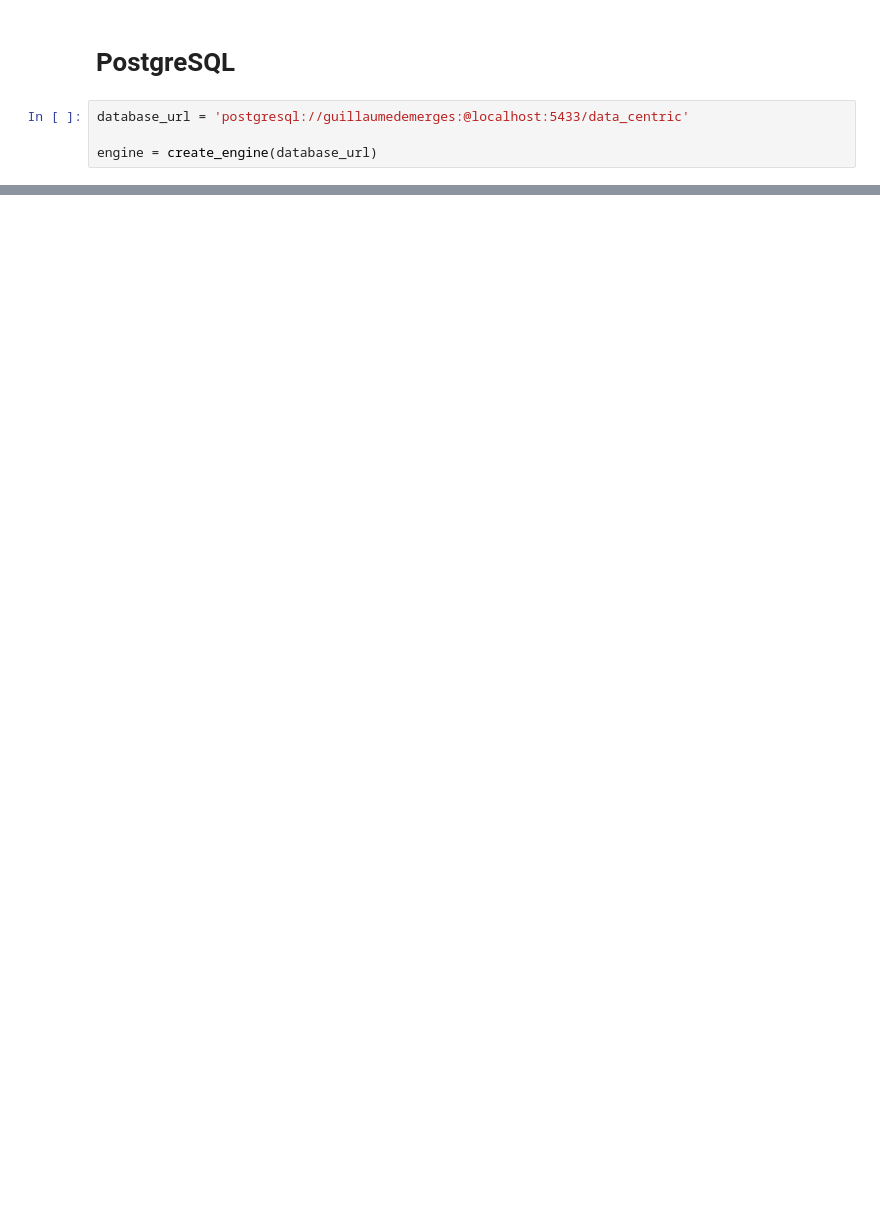
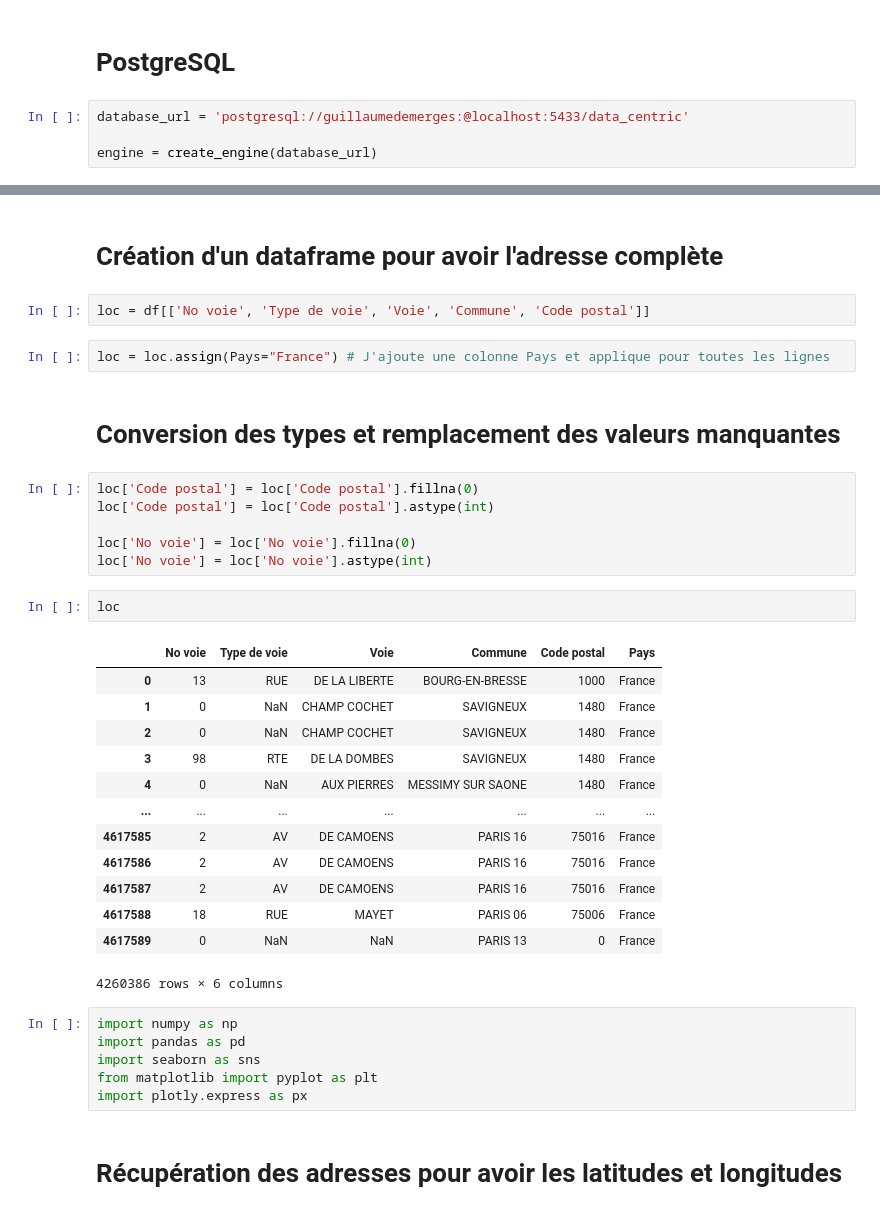
Before and after one commit to gdemerges/analyse_data_centric_immo, a Jupyter notebook: Data_centric_Guillaume.ipynb, the cells around one changed output, grey strips where cells are left out. Cells and saved outputs as stored; diff of their text form; blank space fills up the shorter version.

```diff
--- a/nettoyage.ipynb
+++ b/Data_centric_Guillaume.ipynb
@@ -286,0 +273,38 @@ departement.to_sql('département', con=engine, if_exists='append', index=False)
+# %% [markdown]
+# Création d'un dataframe pour avoir l'adresse complète
+# %%
+loc = df[['No voie', 'Type de voie', 'Voie', 'Commune', 'Code postal']]
+# %%
+loc = loc.assign(Pays="France") # J'ajoute une colonne Pays et applique pour toutes les lignes
+# %% [markdown]
+# Conversion des types et remplacement des valeurs manquantes
+# %%
+loc['Code postal'] = loc['Code postal'].fillna(0)
+loc['Code postal'] = loc['Code postal'].astype(int)
+
+loc['No voie'] = loc['No voie'].fillna(0)
+loc['No voie'] = loc['No voie'].astype(int)
+# %%
+loc
+# %% [output]
+|  | No voie | Type de voie | Voie | Commune | Code postal | Pays |
+| 0 | 13 | RUE | DE LA LIBERTE | BOURG-EN-BRESSE | 1000 | France |
+| 1 | 0 | NaN | CHAMP COCHET | SAVIGNEUX | 1480 | France |
+| 2 | 0 | NaN | CHAMP COCHET | SAVIGNEUX | 1480 | France |
+| 3 | 98 | RTE | DE LA DOMBES | SAVIGNEUX | 1480 | France |
+| 4 | 0 | NaN | AUX PIERRES | MESSIMY SUR SAONE | 1480 | France |
+| ... | ... | ... | ... | ... | ... | ... |
+| 4617585 | 2 | AV | DE CAMOENS | PARIS 16 | 75016 | France |
+| 4617586 | 2 | AV | DE CAMOENS | PARIS 16 | 75016 | France |
+| 4617587 | 2 | AV | DE CAMOENS | PARIS 16 | 75016 | France |
+| 4617588 | 18 | RUE | MAYET | PARIS 06 | 75006 | France |
+| 4617589 | 0 | NaN | NaN | PARIS 13 | 0 | France |
+4260386 rows × 6 columns
+# %%
+import numpy as np
+import pandas as pd
+import seaborn as sns
+from matplotlib import pyplot as plt
+import plotly.express as px
+# %% [markdown]
+# Récupération des adresses pour avoir les latitudes et longitudes
```
Also changed, not shown: parts of 9 cells of this notebook, 2 other files.
